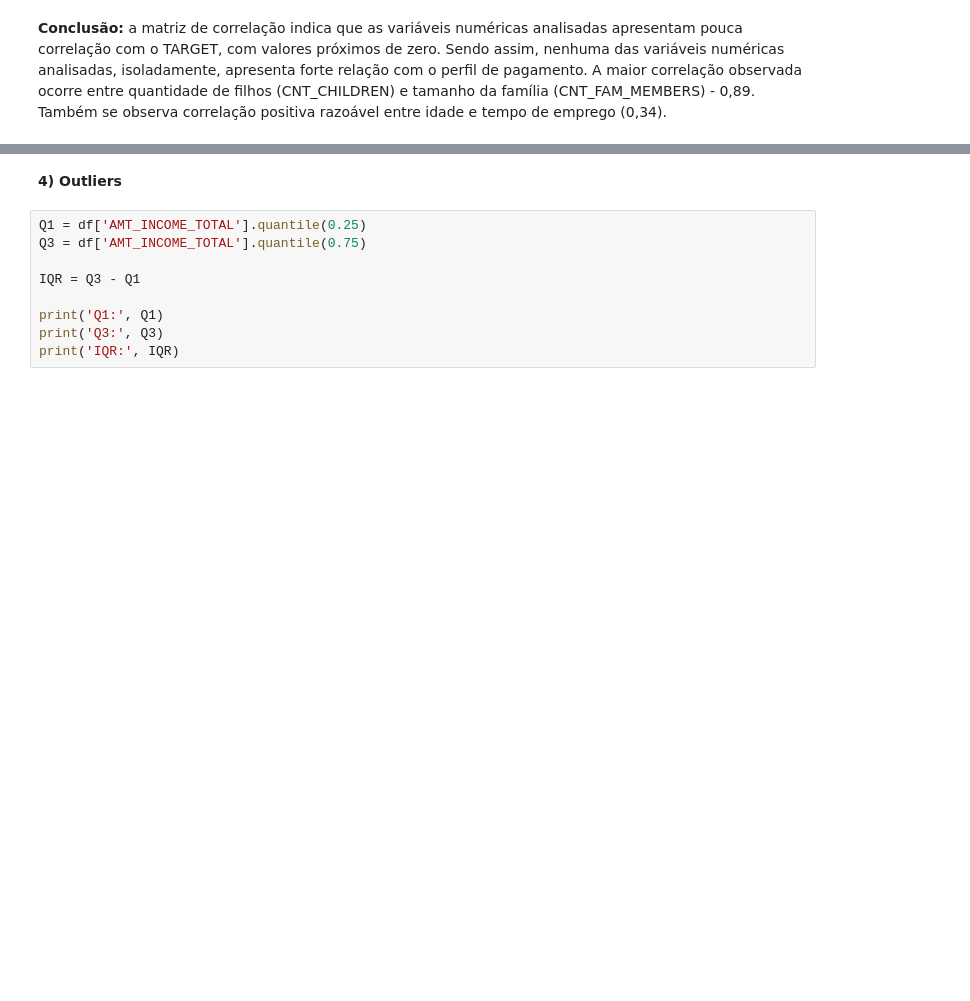
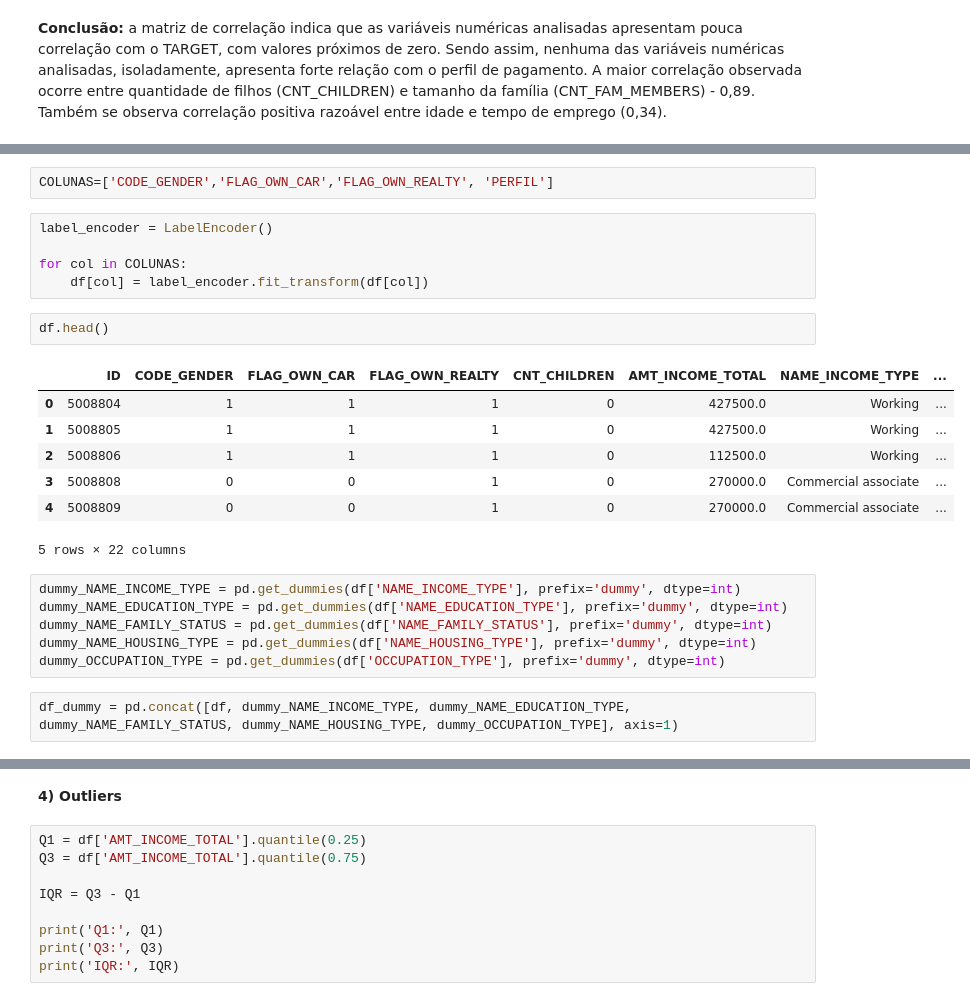
Before and after one commit to marciapaulasv-coder/TechChalenge, a Jupyter notebook: 01_eda.ipynb, the cells around one changed output, grey strips where cells are left out. Cells and saved outputs as stored; diff of their text form; blank space fills up the shorter version.

```diff
--- a/01_eda.ipynb
+++ b/01_eda.ipynb
@@ -730,0 +784,25 @@ plt.show()
+# %%
+COLUNAS=['CODE_GENDER','FLAG_OWN_CAR','FLAG_OWN_REALTY', 'PERFIL']
+# %%
+label_encoder = LabelEncoder()
+
+for col in COLUNAS:
+    df[col] = label_encoder.fit_transform(df[col])
+# %%
+df.head()
+# %% [output]
+|  | ID | CODE_GENDER | FLAG_OWN_CAR | FLAG_OWN_REALTY | CNT_CHILDREN | AMT_INCOME_TOTAL | NAME_INCOME_TYPE | ... |
+| 0 | 5008804 | 1 | 1 | 1 | 0 | 427500.0 | Working | ... |
+| 1 | 5008805 | 1 | 1 | 1 | 0 | 427500.0 | Working | ... |
+| 2 | 5008806 | 1 | 1 | 1 | 0 | 112500.0 | Working | ... |
+| 3 | 5008808 | 0 | 0 | 1 | 0 | 270000.0 | Commercial associate | ... |
+| 4 | 5008809 | 0 | 0 | 1 | 0 | 270000.0 | Commercial associate | ... |
+5 rows × 22 columns
+# %%
+dummy_NAME_INCOME_TYPE = pd.get_dummies(df['NAME_INCOME_TYPE'], prefix='dummy', dtype=int)
+dummy_NAME_EDUCATION_TYPE = pd.get_dummies(df['NAME_EDUCATION_TYPE'], prefix='dummy', dtype=int)
+dummy_NAME_FAMILY_STATUS = pd.get_dummies(df['NAME_FAMILY_STATUS'], prefix='dummy', dtype=int)
+dummy_NAME_HOUSING_TYPE = pd.get_dummies(df['NAME_HOUSING_TYPE'], prefix='dummy', dtype=int)
+dummy_OCCUPATION_TYPE = pd.get_dummies(df['OCCUPATION_TYPE'], prefix='dummy', dtype=int)
+# %%
+df_dummy = pd.concat([df, dummy_NAME_INCOME_TYPE, dummy_NAME_EDUCATION_TYPE, dummy_NAME_FAMILY_STATUS, dummy_NAME_HOUSING_TYPE, dummy_OCCUPATION_TYPE], axis=1)
```
Also changed, not shown: parts of 22 cells of this notebook.
